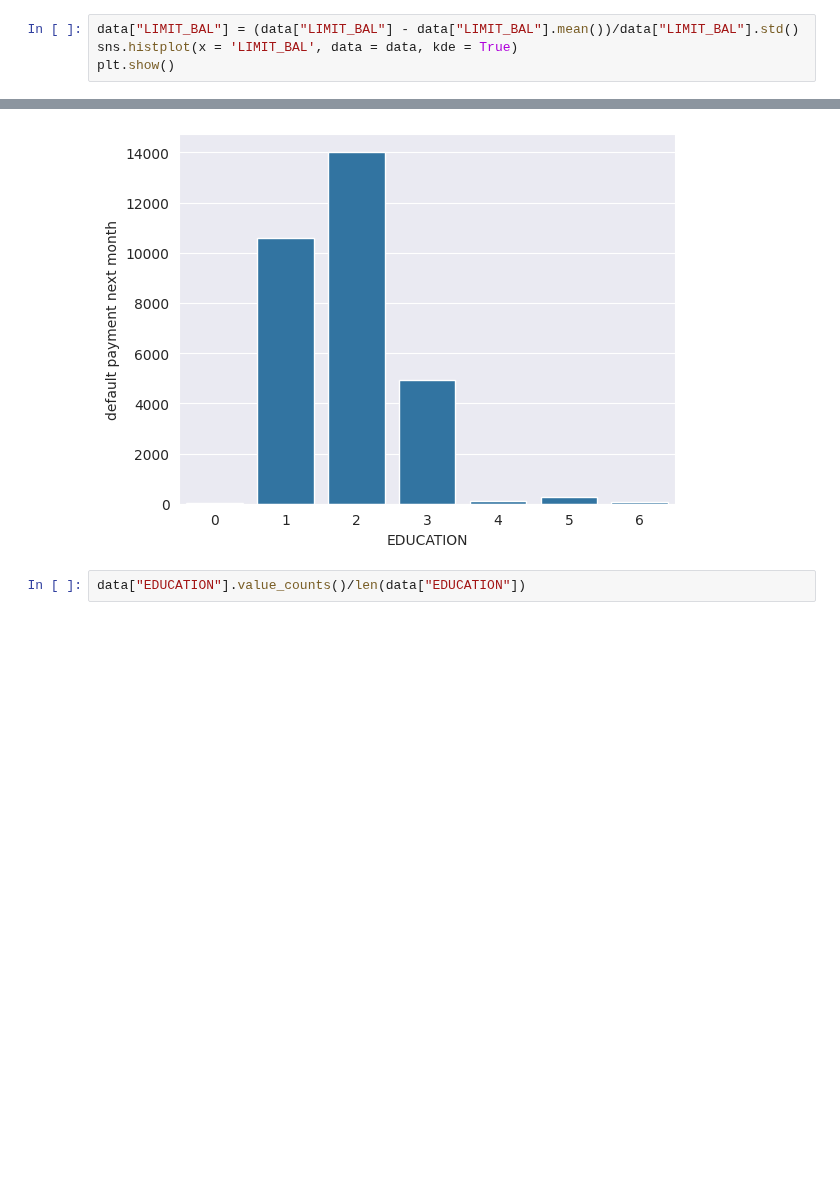
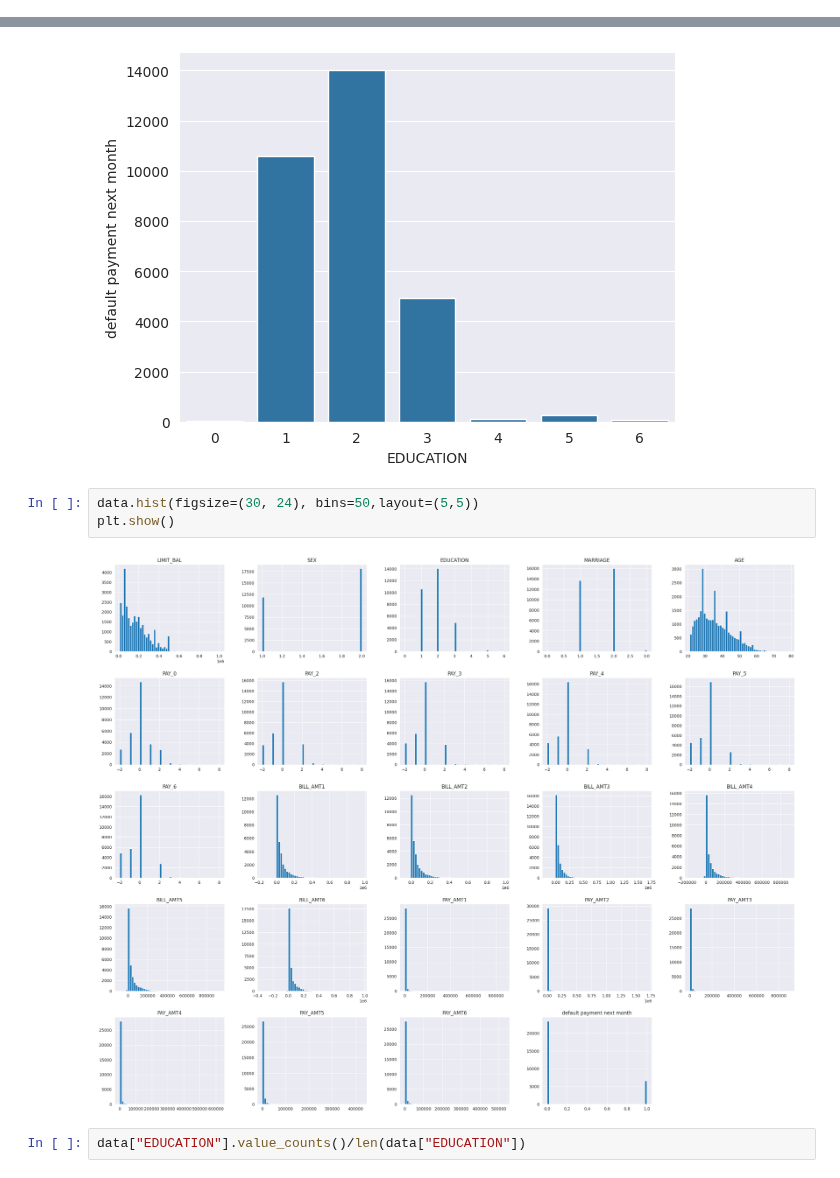
Before and after one commit to indian-coder-aarush/Learning, a Jupyter notebook: credit-card/credit-card-eda.ipynb, the cells around one changed output, grey strips where cells are left out. Saved outputs shown, nothing was run; the diff lists cells and outputs as text; blank space fills up the shorter version.

```diff
--- a/credit-card/credit-card-eda.ipynb
+++ b/credit-card/credit-card-eda.ipynb
@@ -112,4 +130,0 @@ plt.show()
-# %%
-data["LIMIT_BAL"] = (data["LIMIT_BAL"] - data["LIMIT_BAL"].mean())/data["LIMIT_BAL"].std()
-sns.histplot(x = 'LIMIT_BAL', data = data, kde = True)
-plt.show()
@@ -125,6 +138,11 @@ sns.barplot(x = "EDUCATION", y = "default payment next month", data = data, esti
 plt.show()
 # %% [output]
 [figure]
+# %%
+data.hist(figsize=(30, 24), bins=50,layout=(5,5))
+plt.show()
+# %% [output]
+[figure, added]
 # %%
 data["EDUCATION"].value_counts()/len(data["EDUCATION"])
 # %% [output]
```
Also changed, not shown: parts of 15 cells of this notebook, 4 other files.
